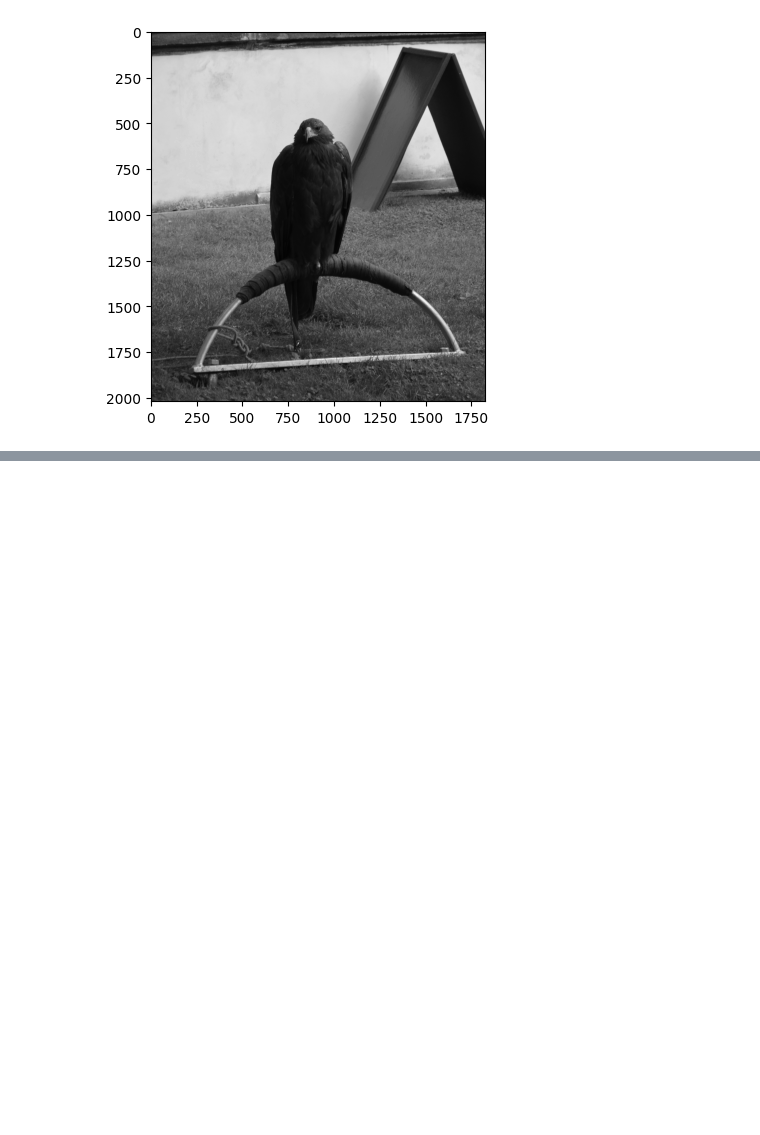
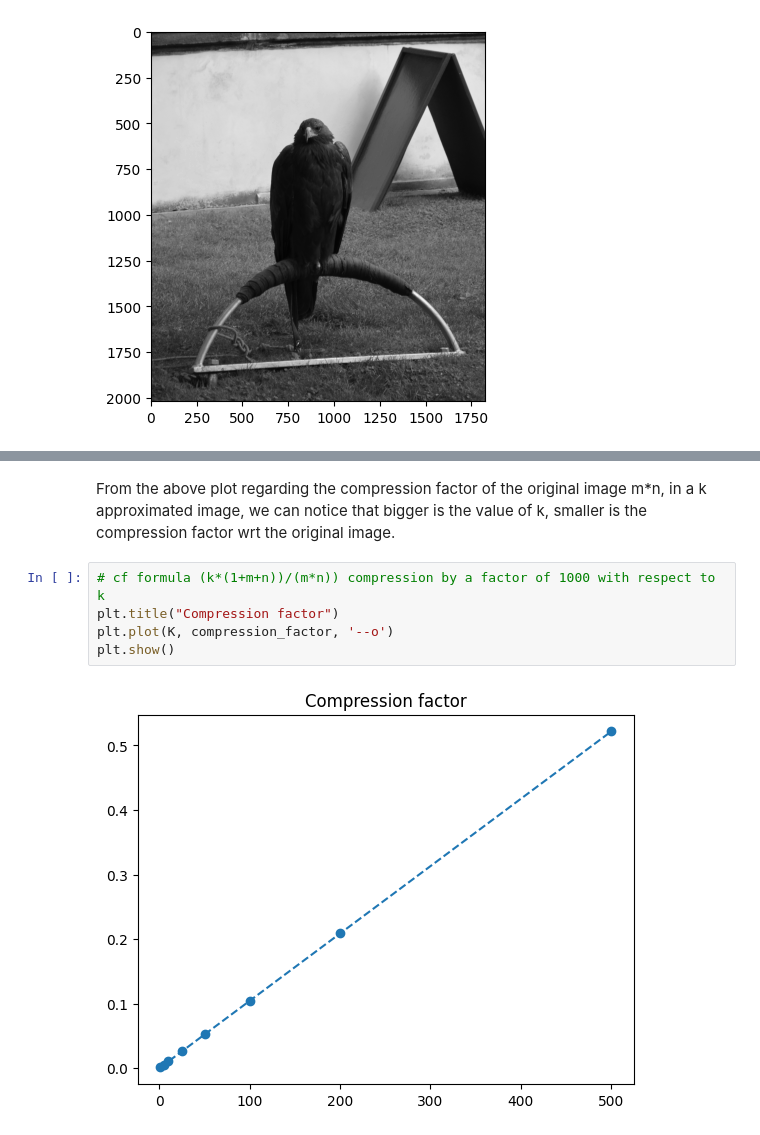
Before and after one commit to Gh5al/Statiscal-and-Mathematical-methods-for-AI, a Jupyter notebook: LAB/Homework2/homework2.ipynb, the cells around one changed output, grey strips where cells are left out. Saved outputs shown, nothing was run; the diff lists cells and outputs as text; blank space fills up the shorter version.

```diff
--- a/LAB/Homework2/homework2.ipynb
+++ b/LAB/Homework2/homework2.ipynb
@@ -596,0 +619,9 @@ k: 500
+# %% [markdown]
+From the above plot regarding the compression factor of the original image m*n, in a k approximated image, we can notice that bigger is the value of k, smaller is the compression factor wrt the original image.
+# %%
+# cf formula (k*(1+m+n))/(m*n)) compression by a factor of 1000 with respect to k
+plt.title("Compression factor")
+plt.plot(K, compression_factor, '--o')
+plt.show()
+# %% [output]
+[figure, added]
```
Also changed, not shown: parts of 5 cells of this notebook.
